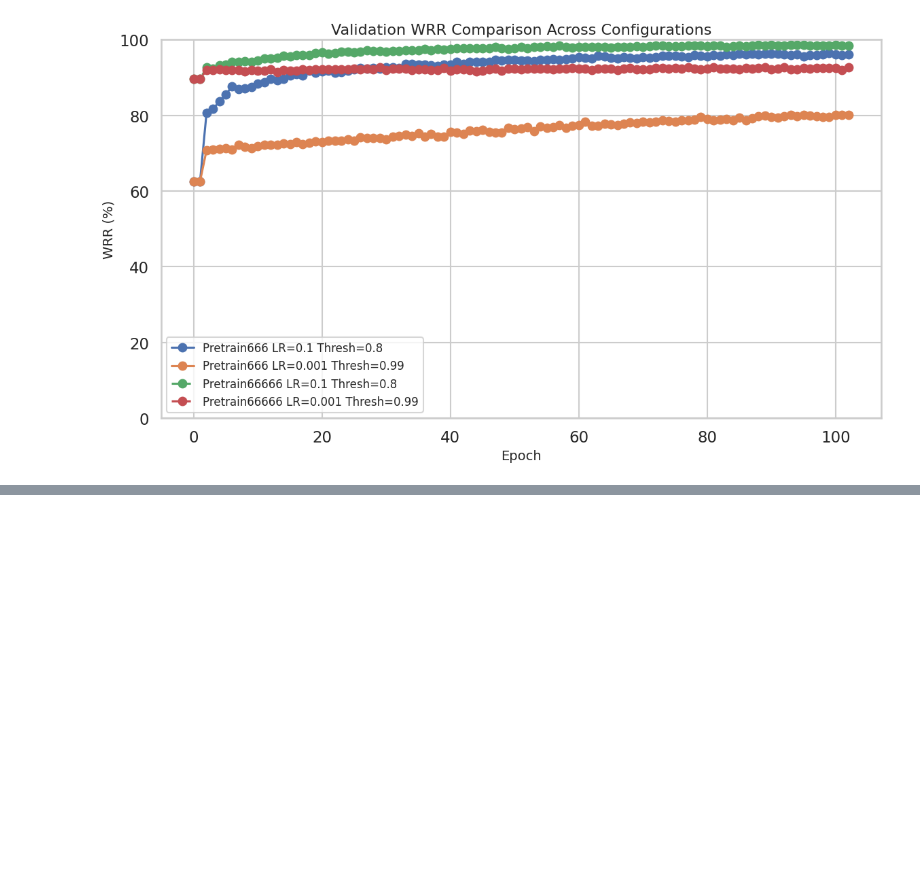
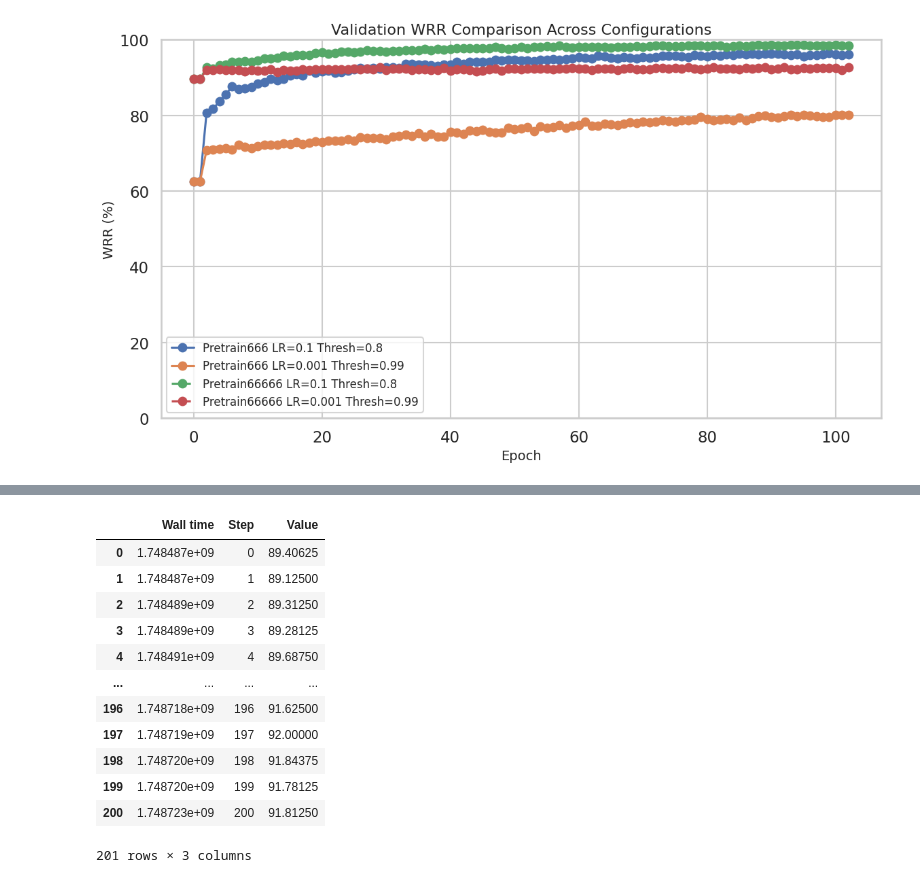
Before and after one commit to MlLearnerAkash/Adaptive-ocr, a Jupyter notebook: V10_English_Model_Code_Script_charlist/notebooks/visualization.ipynb, the cells around one changed output, grey strips where cells are left out. Drawn from its saved outputs; the diff is of its cells as text; code cells hidden in the pictures; blank space fills up the shorter version.

```diff
--- a/V10_English_Model_Code_Script_charlist/notebooks/visualization.ipynb
+++ b/V10_English_Model_Code_Script_charlist/notebooks/visualization.ipynb
@@ -510,0 +520,20 @@ plt.show()
+# %%
+import pandas as pd
+
+wrr = pd.read_csv("pretrain_v10_ada_delta_1.0_6000_val_train_8k_ajoy_style_hi_.csv")
+# %%
+wrr
+# %% [output]
+|  | Wall time | Step | Value |
+| 0 | 1.748487e+09 | 0 | 89.40625 |
+| 1 | 1.748487e+09 | 1 | 89.12500 |
+| 2 | 1.748489e+09 | 2 | 89.31250 |
+| 3 | 1.748489e+09 | 3 | 89.28125 |
+| 4 | 1.748491e+09 | 4 | 89.68750 |
+| ... | ... | ... | ... |
+| 196 | 1.748718e+09 | 196 | 91.62500 |
+| 197 | 1.748719e+09 | 197 | 92.00000 |
+| 198 | 1.748720e+09 | 198 | 91.84375 |
+| 199 | 1.748720e+09 | 199 | 91.78125 |
+| 200 | 1.748723e+09 | 200 | 91.81250 |
+201 rows × 3 columns
```
Also changed, not shown: parts of 3 cells of this notebook, 1 other file.
